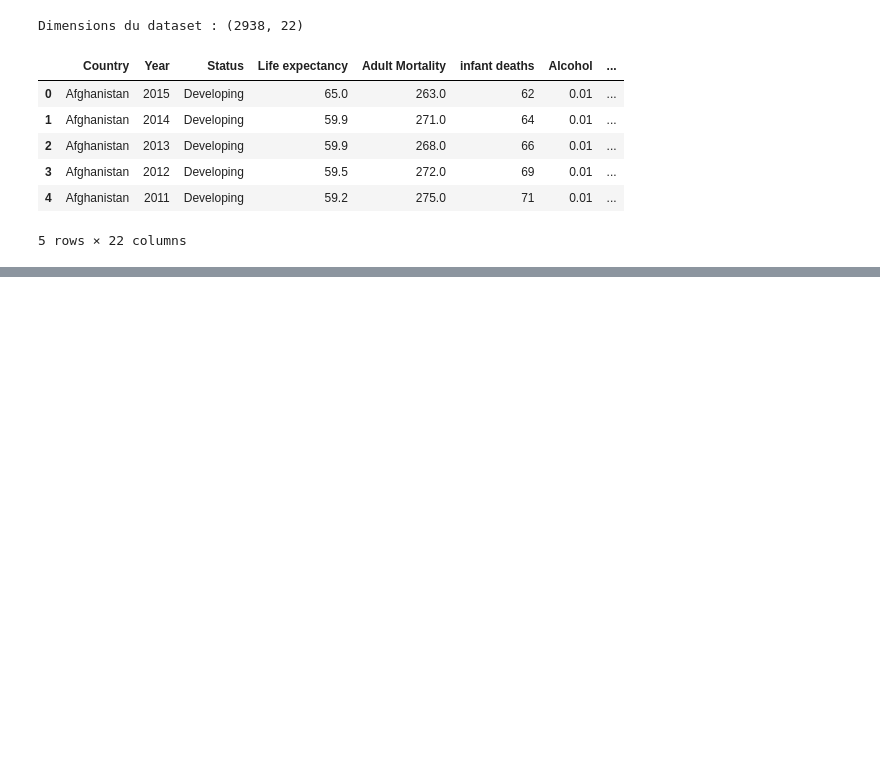
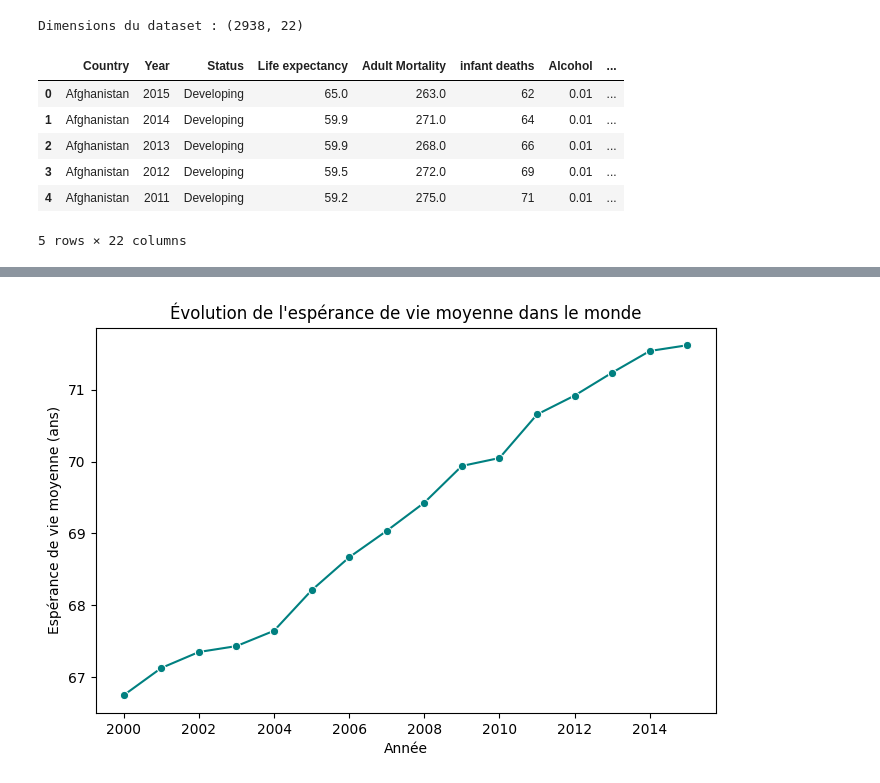
Before and after one commit to dina-yahiaoui/dazzle-dash, a Jupyter notebook: life_expectancy_cleaning.ipynb, the cells around one changed output, grey strips where cells are left out. Cells and saved outputs as stored; diff of their text form; code cells hidden in the pictures; blank space fills up the shorter version.

```diff
--- a/life_expectancy_cleaning.ipynb
+++ b/life_expectancy_cleaning.ipynb
@@ -60,0 +226,11 @@ Dimensions du dataset : (2938, 22)
+# %%
+yearly = df.groupby("Year")["Life expectancy"].mean().reset_index()
+
+plt.figure(figsize=(8,5))
+sns.lineplot(data=yearly, x="Year", y="Life expectancy", marker="o", color="teal")
+plt.title("Évolution de l'espérance de vie moyenne dans le monde")
+plt.xlabel("Année")
+plt.ylabel("Espérance de vie moyenne (ans)")
+plt.show()
+# %% [output]
+[figure, added]
```
Also changed, not shown: parts of 15 cells of this notebook, 24 other files.
